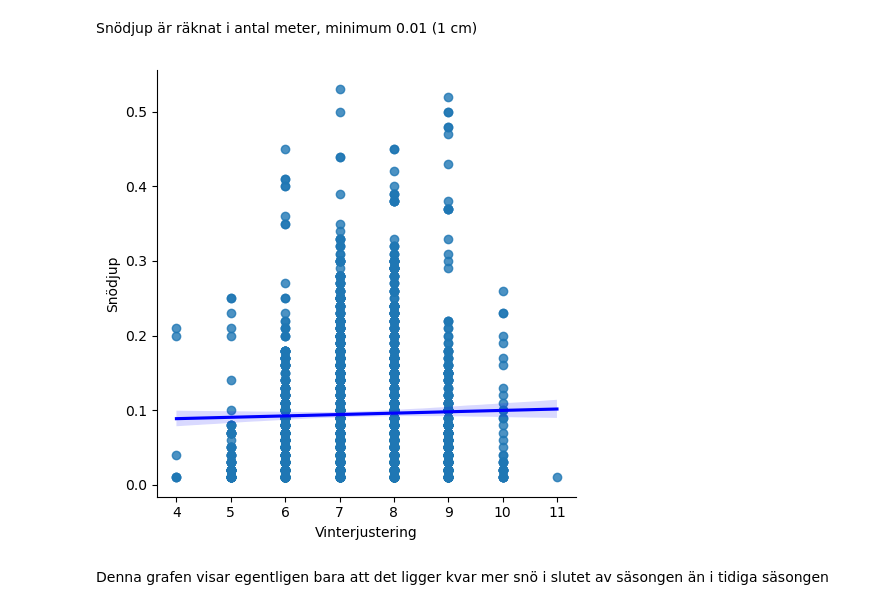
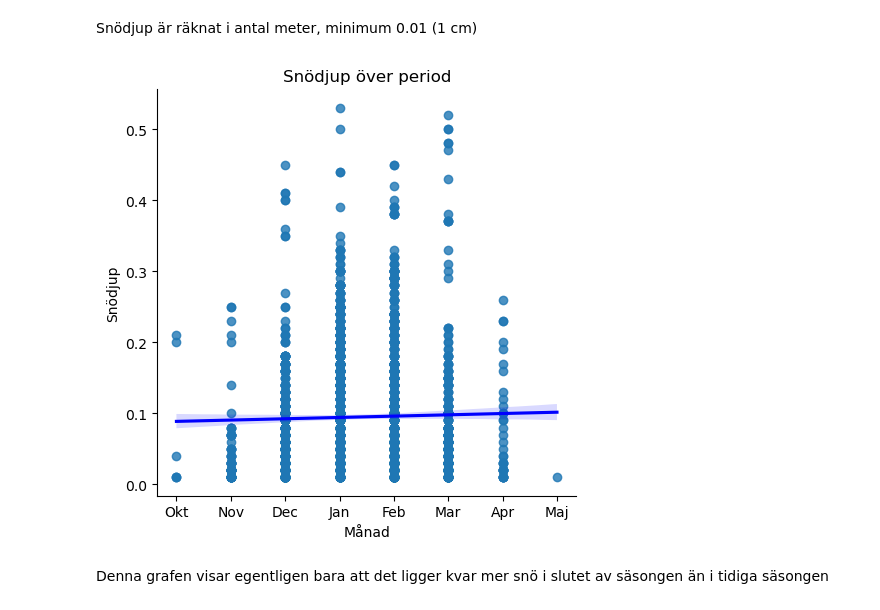
Before and after one commit to msteele919/projectwork, a Jupyter notebook: Kristoffer/plotting_snow.ipynb, the cells around one changed output. Cells and saved outputs as stored; diff of their text form; code cells hidden in the pictures.

```diff
--- a/Kristoffer/plotting_snow.ipynb
+++ b/Kristoffer/plotting_snow.ipynb
@@ -139,9 +150,12 @@ Snödjup är räknat i antal meter, minimum 0.01 (1 cm)
 # %%
 snodjup4 = snodjup3.query("Snödjup >= .01")
 sns.lmplot(data = snodjup4, x = 'Vinterjustering', y = 'Snödjup', line_kws={'color' : 'blue'})
+plt.title('Snödjup över period')
+plt.xlabel('Månad')
+plt.xticks(ticks=[4, 5, 6, 7, 8, 9, 10, 11], labels=['Okt', 'Nov', 'Dec', 'Jan', 'Feb', 'Mar', 'Apr', 'Maj'])
 plt.tight_layout()
 # %% [output]
-[figure, old version]
+[figure, new version]
 # %% [markdown]
 Denna grafen visar egentligen bara att det ligger kvar mer snö i slutet av säsongen än i tidiga säsongen
 # %%
```
Also changed, not shown: parts of 7 cells of this notebook, 3 other files.
